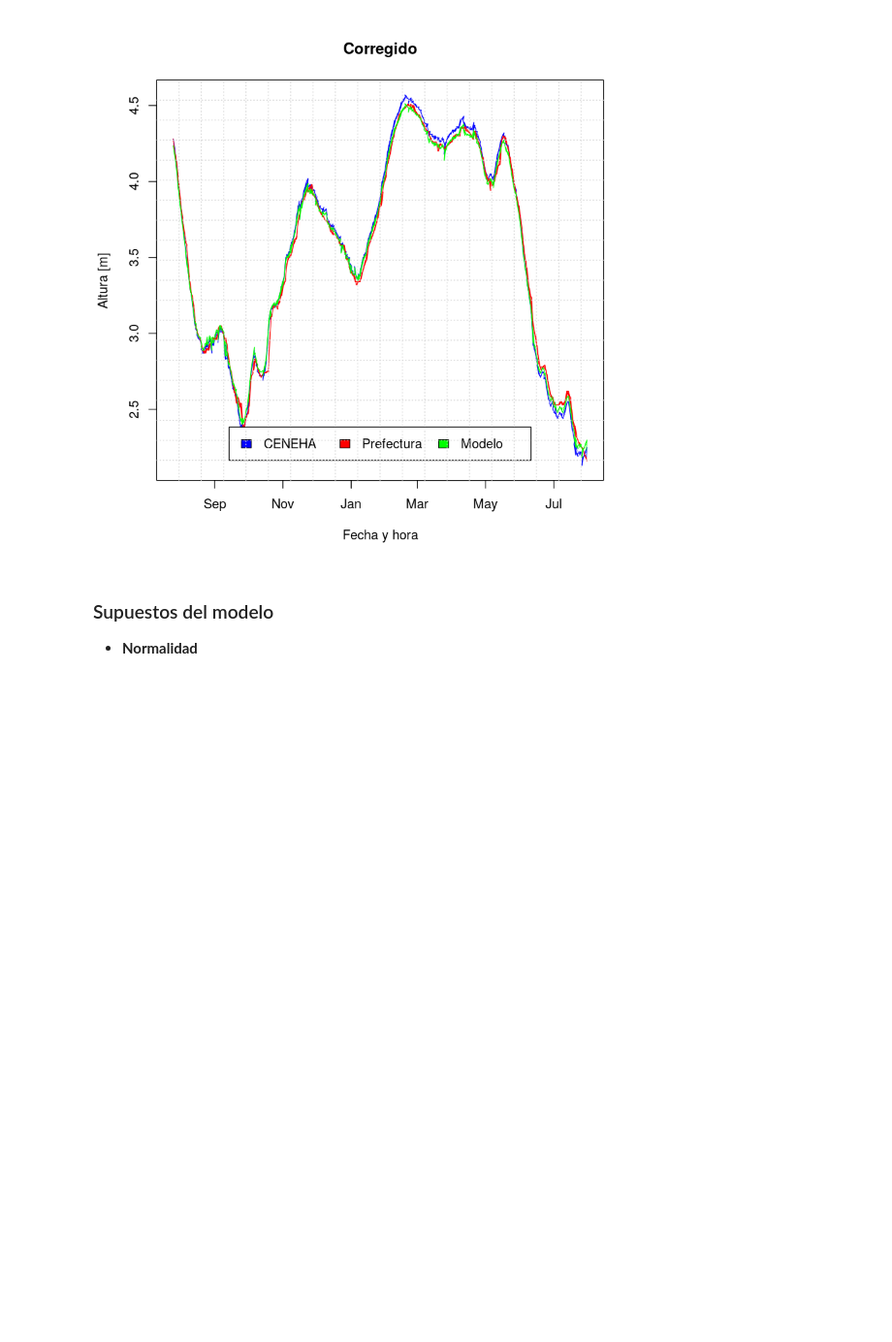
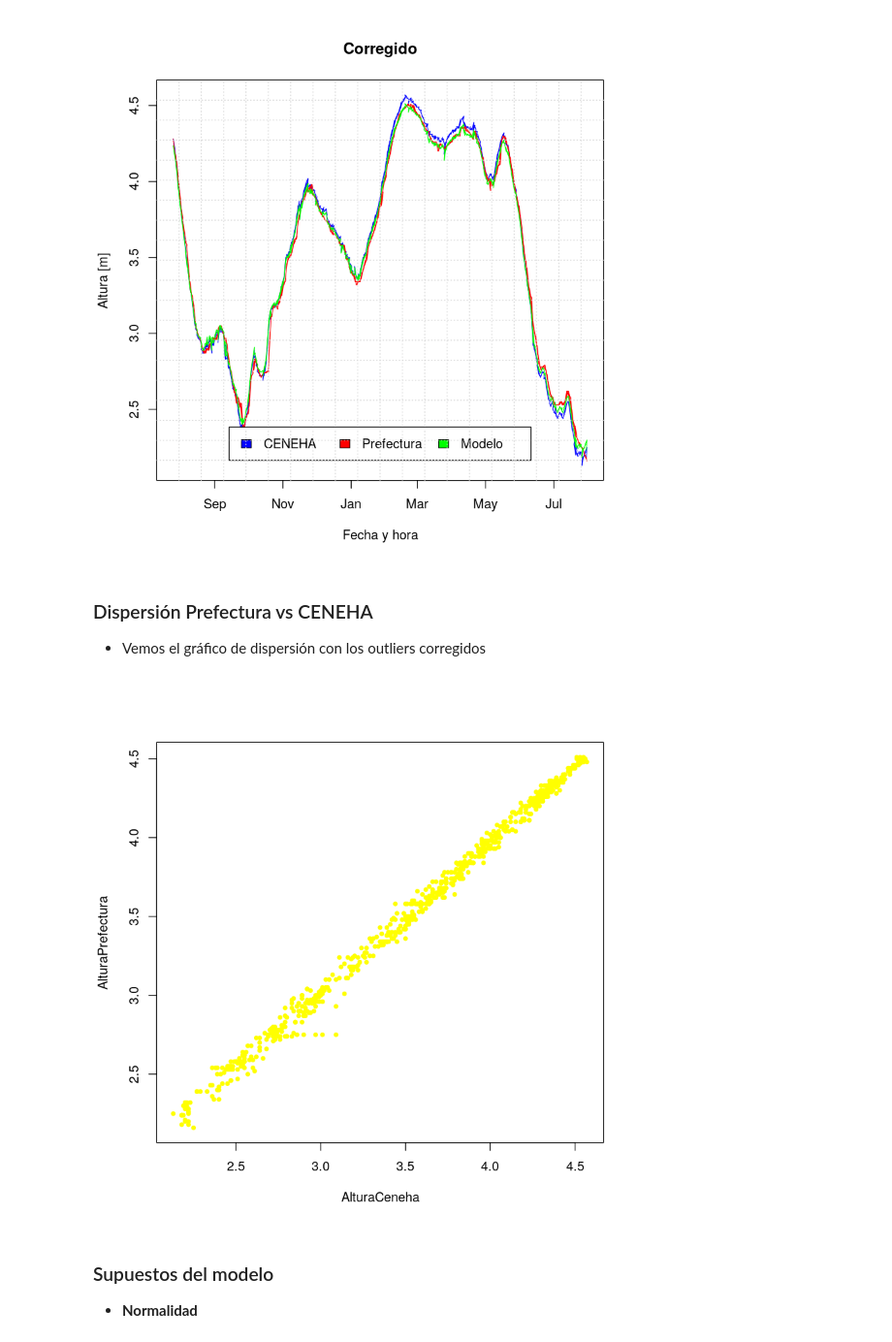
Before and after one commit to emilopez/intro-R, a Jupyter notebook: tp-final/tf.ipynb, the cells around one changed output. Shown at 97% size. Saved outputs shown, nothing was run; the diff lists cells and outputs as text; code cells hidden in the pictures; blank space fills up the shorter version.

```diff
--- a/tp-final/tf.ipynb
+++ b/tp-final/tf.ipynb
@@ -104,5 +107,13 @@ lines(FechayHora, modeloRio$fitted.values, col='green')
 # %% [output]
 [figure]
+# %% [markdown]
+### Dispersión Prefectura vs CENEHA
+
+- Vemos el gráfico de dispersión con los outliers corregidos
+# %%
+plot(AlturaPrefectura~AlturaCeneha,col='yellow',pch=20)
+# %% [output]
+[figure, added]
 # %% [markdown]
 ### Supuestos del modelo
 - **Normalidad**
```
Also changed, not shown: parts of 52 cells of this notebook, 1 other file.
